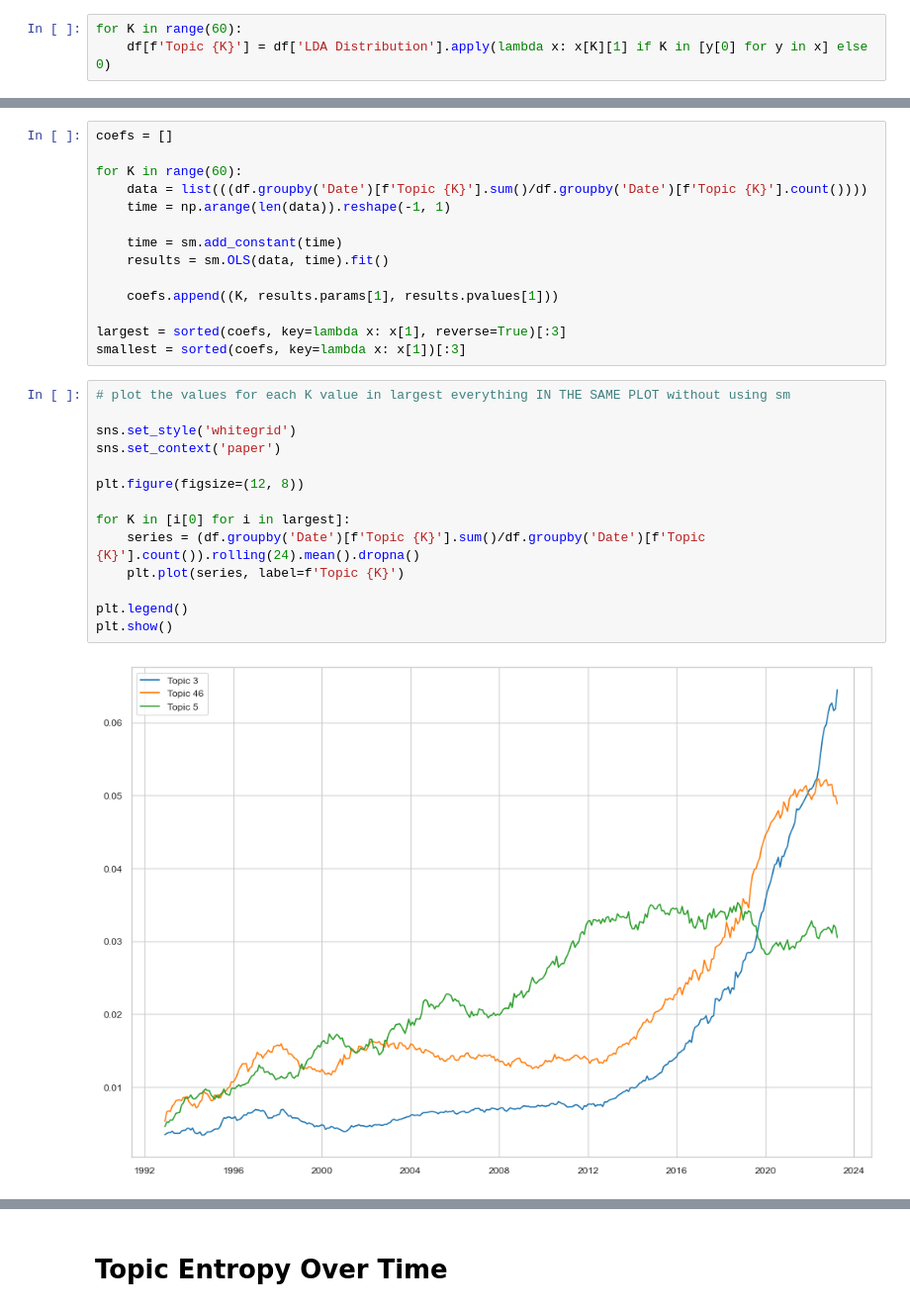
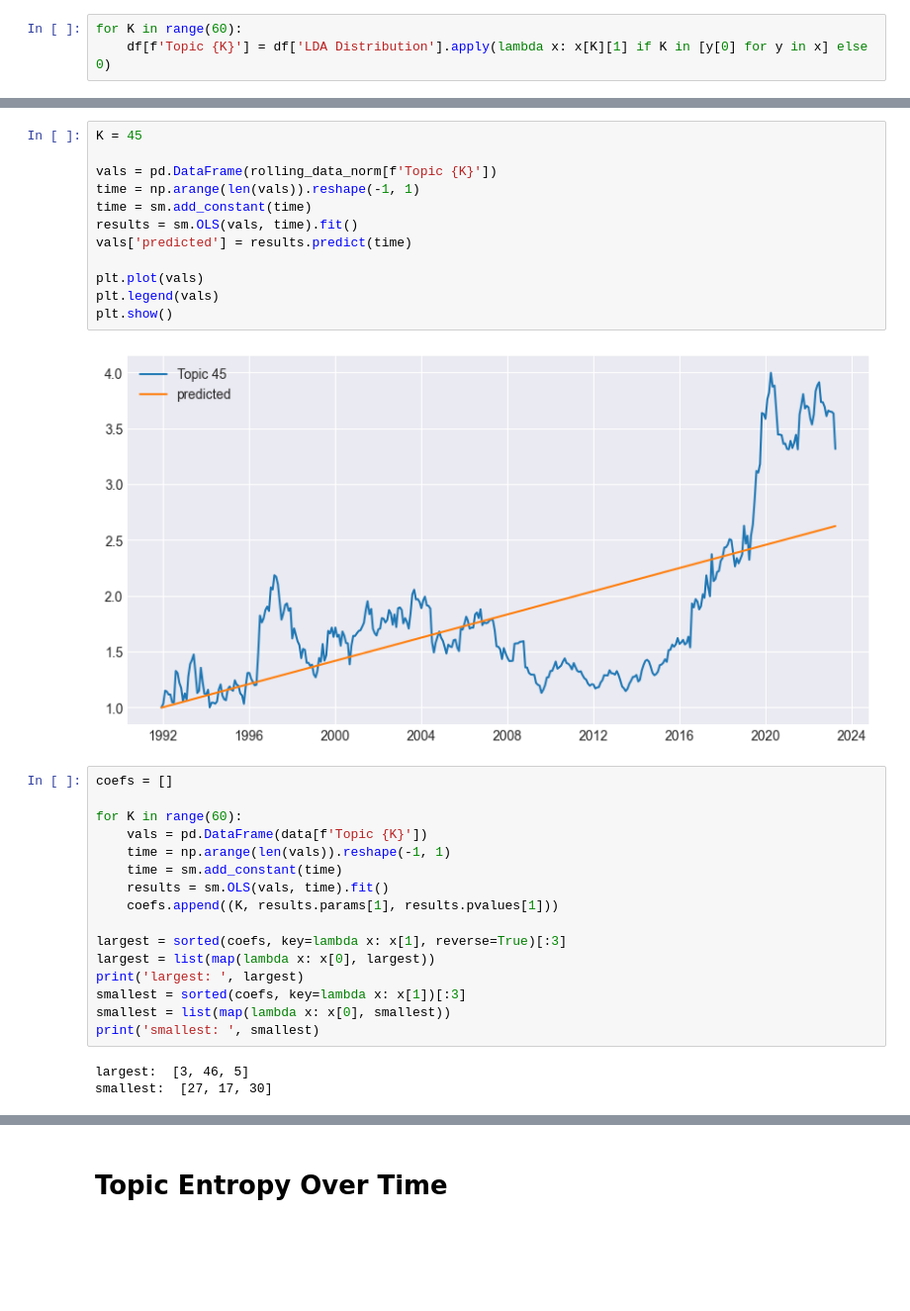
Before and after one commit to vitorbborges/monografia-PET22, a Jupyter notebook: Topic Trends.ipynb, the cells around one changed output, grey strips where cells are left out. Shown at 99% size. Cells and saved outputs as stored; diff of their text form; blank space fills up the shorter version.

```diff
--- a/Topic Trends.ipynb
+++ b/Topic Trends.ipynb
@@ -82,30 +100,33 @@ plt.show()
+# %%
+K = 45
+
+vals = pd.DataFrame(rolling_data_norm[f'Topic {K}'])
+time = np.arange(len(vals)).reshape(-1, 1)
+time = sm.add_constant(time)
+results = sm.OLS(vals, time).fit()
+vals['predicted'] = results.predict(time)
+
+plt.plot(vals)
+plt.legend(vals)
+plt.show()
+# %% [output]
+[figure, added]
 # %%
 coefs = []
 
 for K in range(60):
-    data = list(((df.groupby('Date')[f'Topic {K}'].sum()/df.groupby('Date')[f'Topic {K}'].count())))
-    time = np.arange(len(data)).reshape(-1, 1)
-
+    vals = pd.DataFrame(data[f'Topic {K}'])
+    time = np.arange(len(vals)).reshape(-1, 1)
     time = sm.add_constant(time)
-    results = sm.OLS(data, time).fit()
-
+    results = sm.OLS(vals, time).fit()
     coefs.append((K, results.params[1], results.pvalues[1]))
 
 largest = sorted(coefs, key=lambda x: x[1], reverse=True)[:3]
+largest = list(map(lambda x: x[0], largest))
+print('largest: ', largest)
 smallest = sorted(coefs, key=lambda x: x[1])[:3]
+smallest = list(map(lambda x: x[0], smallest))
+print('smallest: ', smallest)
+# %% [output]
+largest:  [3, 46, 5]
+smallest:  [27, 17, 30]
-# %%
-# plot the values for each K value in largest everything IN THE SAME PLOT without using sm
-
-sns.set_style('whitegrid')
-sns.set_context('paper')
-
-plt.figure(figsize=(12, 8))
-
-for K in [i[0] for i in largest]:
-    series = (df.groupby('Date')[f'Topic {K}'].sum()/df.groupby('Date')[f'Topic {K}'].count()).rolling(24).mean().dropna()
-    plt.plot(series, label=f'Topic {K}')
-
-plt.legend()
-plt.show()
-# %% [output]
-[figure, removed]
```
Also changed, not shown: parts of 27 cells of this notebook, 4 other files.
